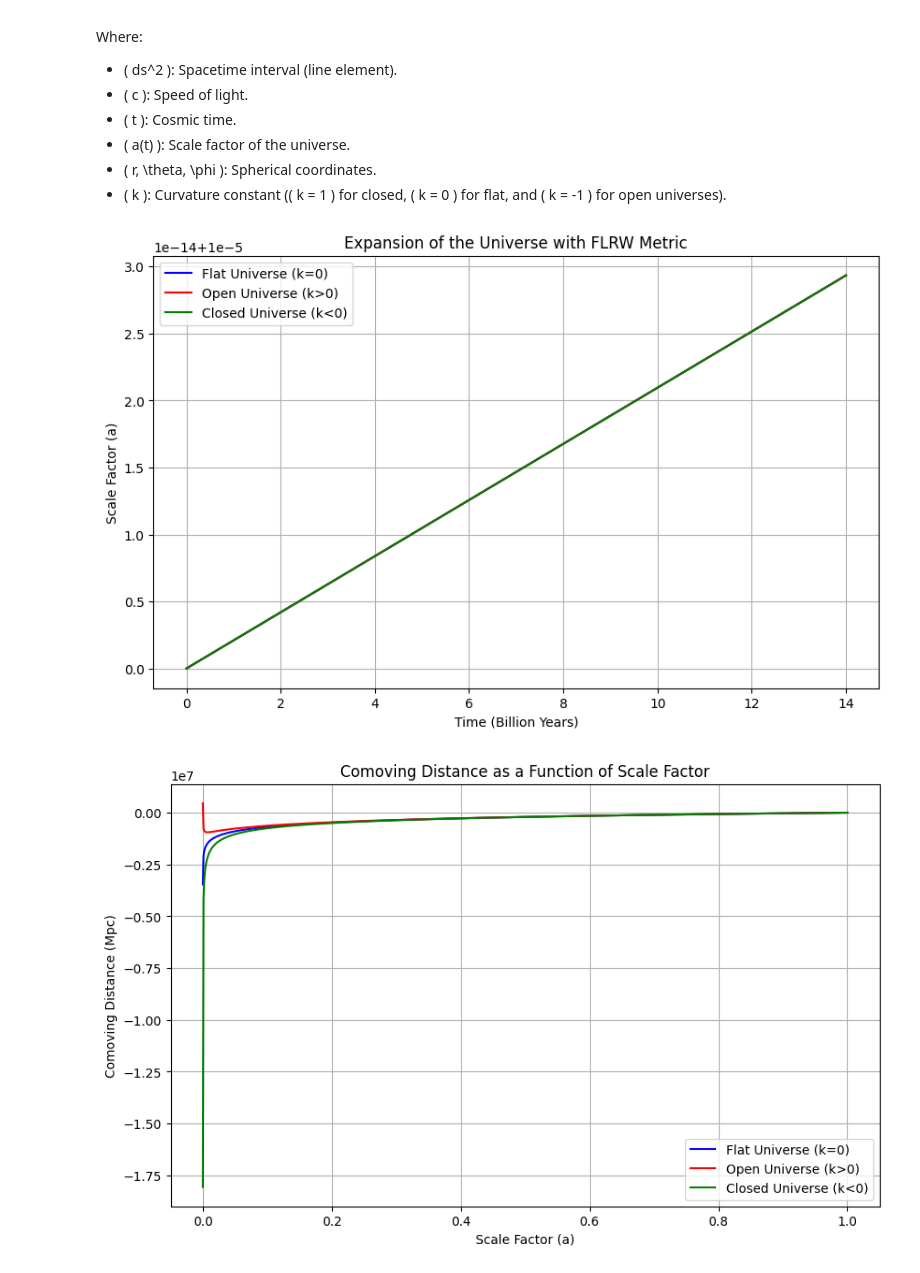
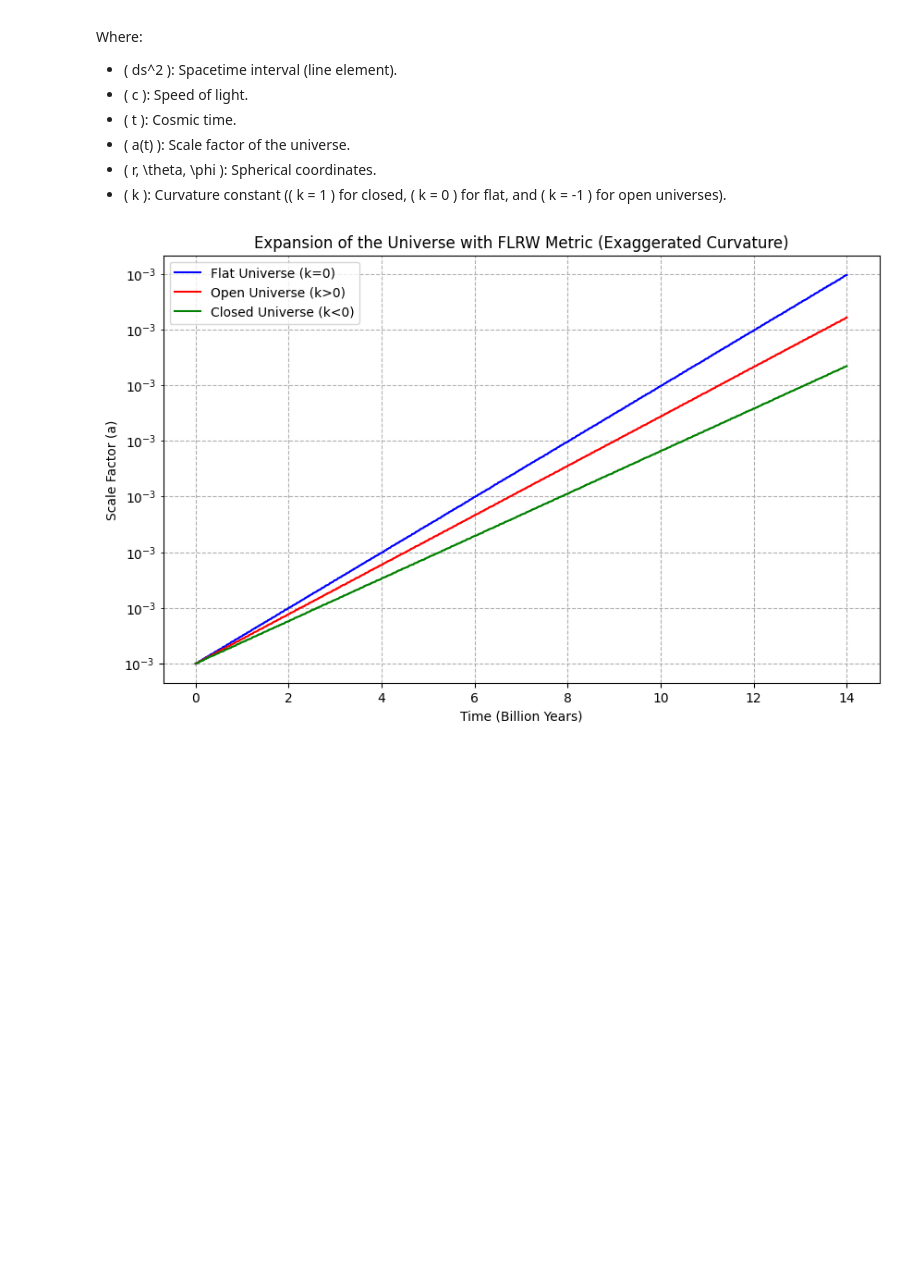
Before and after one commit to deltorobarba/astrophysics, a Jupyter notebook: flrw_metric.ipynb, the cells around one changed output. Saved outputs shown, nothing was run; the diff lists cells and outputs as text; code cells hidden in the pictures; blank space fills up the shorter version.

```diff
--- a/flrw_metric.ipynb
+++ b/flrw_metric.ipynb
@@ -17,7 +17,6 @@ Where:
 - \( r, \theta, \phi \): Spherical coordinates.
 - \( k \): Curvature constant (\( k = 1 \) for closed, \( k = 0 \) for flat, and \( k = -1 \) for open universes).
 # %%
-!pip install matplotlib -q
 import numpy as np
 import matplotlib.pyplot as plt
 from scipy.integrate import solve_ivp
@@ -29,73 +28,45 @@ Omega_r = 8.24e-5  # Radiation density parameter
 Omega_Lambda = 0.7  # Dark energy density parameter
 c = 3e5  # Speed of light in km/s
 
-# Curvature parameters
-Omega_k_flat = 1 - (Omega_m + Omega_r + Omega_Lambda)  # Should be 0 for flat universe
-Omega_k_open = 0.1  # Example for an open universe
-Omega_k_closed = -0.1  # Example for a closed universe
+# Exaggerated Curvature parameters
+Omega_k_flat = 100  # Flat universe
+Omega_k_open = 0  # Larger positive value for open universe
+Omega_k_closed = -100  # Larger negative value for closed universe
 
-# Convert H0 to s^-1
+# Convert H0 from km/s/Mpc to s^-1
 H0_s = H0 / (3.086e19)
 
 # Generalized Friedmann equation including radiation, matter, curvature, and dark energy
 def friedmann_eq_FLRW(t, a, Omega_k):
     # da/dt = H(a) * a, based on the FLRW metric
     return H0_s * np.sqrt(Omega_m / a**3 + Omega_r / a**4 + Omega_k / a**2 + Omega_Lambda) * a
 
 # Time range in billions of years
 time = np.linspace(0, 14, 1000)  # From 0 to 14 billion years
 
-# Initial scale factor (early universe)
-a0 = 1e-5  # Start with a small scale factor for early universe
+# Initial scale factor (early universe) adjusted
+a0 = 0.001  # Start with a slightly larger scale factor for early universe
 
 # Solve for a flat universe
 sol_flat = solve_ivp(friedmann_eq_FLRW, [0, 14], [a0], t_eval=time, args=(Omega_k_flat,))
 
 # Solve for an open universe
 sol_open = solve_ivp(friedmann_eq_FLRW, [0, 14], [a0], t_eval=time, args=(Omega_k_open,))
 
 # Solve for a closed universe
 sol_closed = solve_ivp(friedmann_eq_FLRW, [0, 14], [a0], t_eval=time, args=(Omega_k_closed,))
 
-# Plot the results
+# Plot the results with more exaggerated differences
 plt.figure(figsize=(10, 6))
 plt.plot(time, sol_flat.y[0], label='Flat Universe (k=0)', color='b')
 plt.plot(time, sol_open.y[0], label='Open Universe (k>0)', color='r')
 plt.plot(time, sol_closed.y[0], label='Closed Universe (k<0)', color='g')
-plt.title('Expansion of the Universe with FLRW Metric')
+plt.yscale('log')  # Logarithmic scale to emphasize differences
+plt.title('Expansion of the Universe with FLRW Metric (Exaggerated Curvature)')
 plt.xlabel('Time (Billion Years)')
 plt.ylabel('Scale Factor (a)')
-plt.grid(True)
+plt.grid(True, which="both", ls="--")
 plt.legend()
 plt.show()
-
-# Calculate and visualize the comoving distance for a given curvature model (optional)
-def comoving_distance(a, Omega_k):
-    # Comoving distance in FLRW metric
-    if Omega_k == 0:
-        return c * np.log(a)  # Flat universe (simplified)
-    elif Omega_k > 0:
-        return c * np.sin(np.sqrt(Omega_k) * np.log(a)) / np.sqrt(Omega_k)  # Open universe
-    else:
-        return c * np.sinh(np.sqrt(-Omega_k) * np.log(a)) / np.sqrt(-Omega_k)  # Closed universe
-
-# Plot comoving distance as a function of the scale factor
-a_values = np.linspace(a0, 1, 1000)
-
-comoving_flat = comoving_distance(a_values, Omega_k_flat)
-comoving_open = comoving_distance(a_values, Omega_k_open)
-comoving_closed = comoving_distance(a_values, Omega_k_closed)
-
-plt.figure(figsize=(10, 6))
-plt.plot(a_values, comoving_flat, label='Flat Universe (k=0)', color='b')
-plt.plot(a_values, comoving_open, label='Open Universe (k>0)', color='r')
-plt.plot(a_values, comoving_closed, label='Closed Universe (k<0)', color='g')
-plt.title('Comoving Distance as a Function of Scale Factor')
-plt.xlabel('Scale Factor (a)')
-plt.ylabel('Comoving Distance (Mpc)')
-plt.grid(True)
-plt.legend()
-plt.show()
 # %% [output]
-[figure, old version]
+[figure, new version]
-[figure, removed]
```
